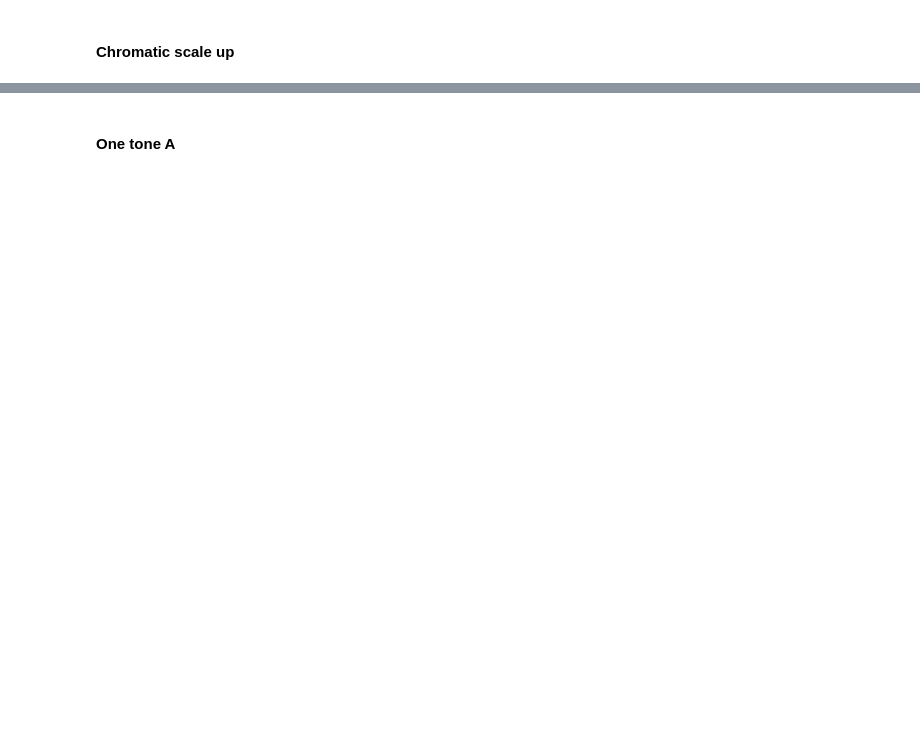
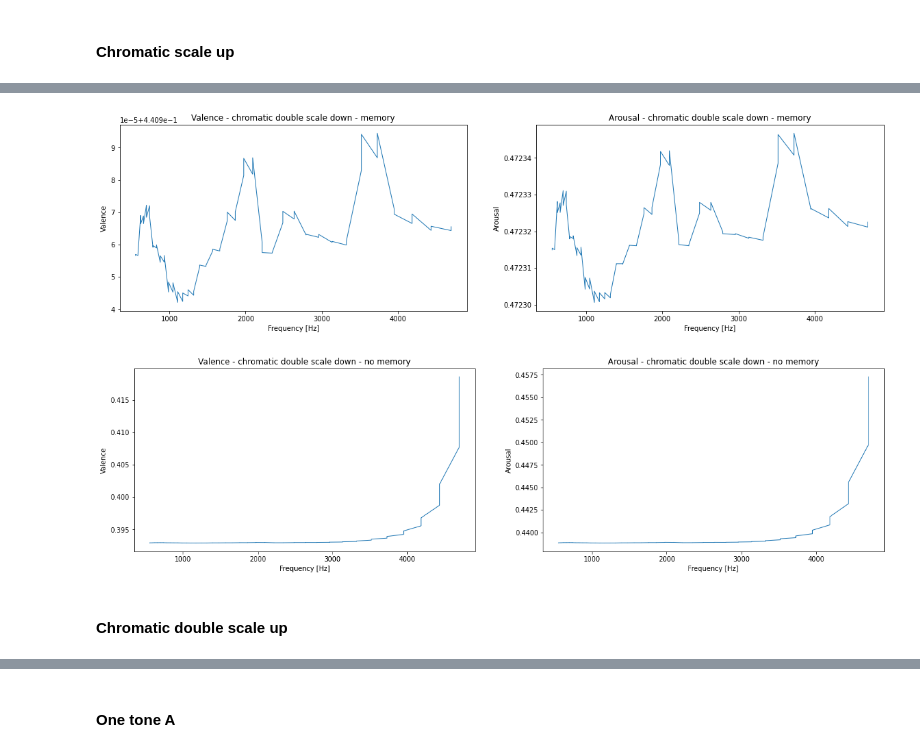
Before and after one commit to amityungman/aimpathy, a Jupyter notebook: LSTMCNN.ipynb, the cells around one changed output, grey strips where cells are left out. Cells and saved outputs as stored; diff of their text form; code cells hidden in the pictures; blank space fills up the shorter version.

```diff
--- a/LSTMCNN.ipynb
+++ b/LSTMCNN.ipynb
@@ -357,0 +421,13 @@ plot_thayer_model(valence_values, arousal_values, "chromatic scale up - no memor
+# %%
+chromatic_double_scale_down_spectograms = get_spectograms("chromatic_double_scale_down.wav")
+# %%
+valence_values, arousal_values = test_spectrograms(chromatic_double_scale_down_spectograms, use_memory=True)
+x_values = [note_to_freq(110-note//2) for note in range(len(valence_values))]
+plot_thayer_model(valence_values, arousal_values, "chromatic double scale down - memory", x_values=x_values, x_label='Frequency [Hz]')
+valence_values, arousal_values = test_spectrograms(chromatic_double_scale_down_spectograms, use_memory=False)
+plot_thayer_model(valence_values, arousal_values, "chromatic double scale down - no memory", x_values=x_values, x_label='Frequency [Hz]')
+# %% [output]
+[figure, added]
+[figure, added]
+# %% [markdown]
+#### Chromatic double scale up
```
Also changed, not shown: parts of 18 cells of this notebook, 2 other files.
